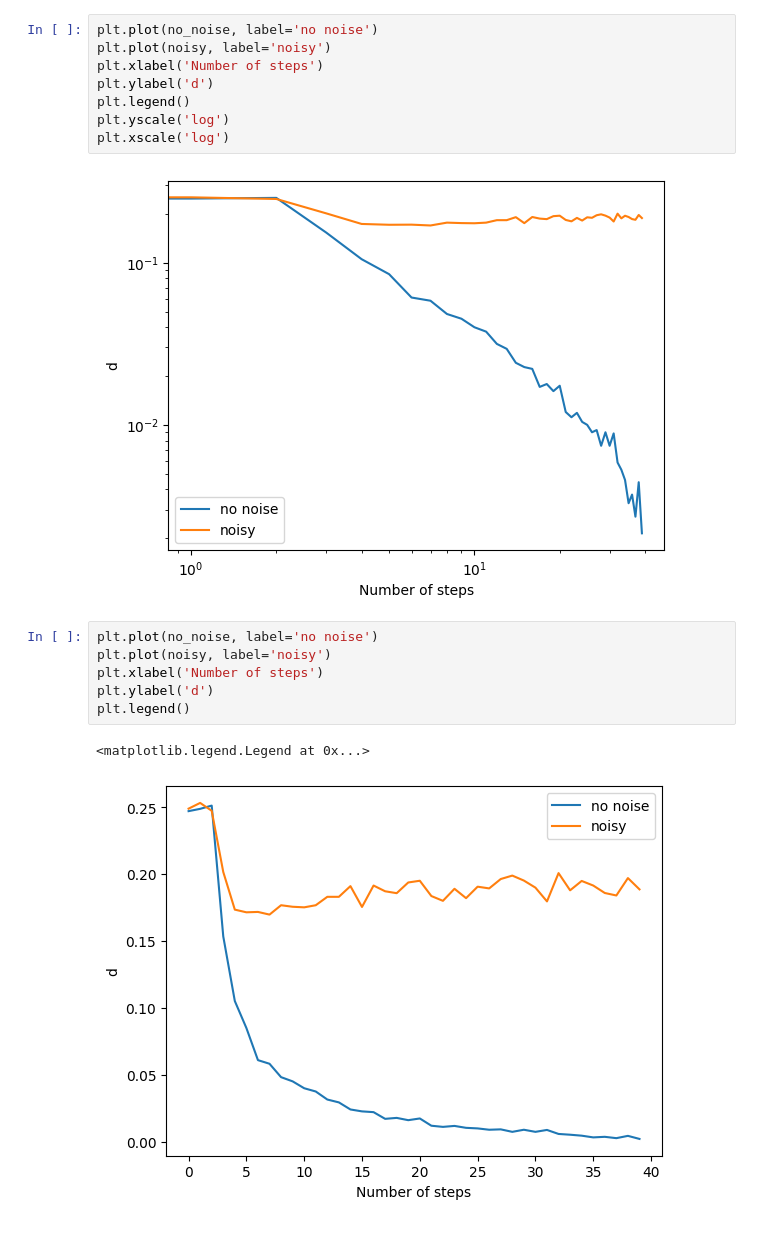
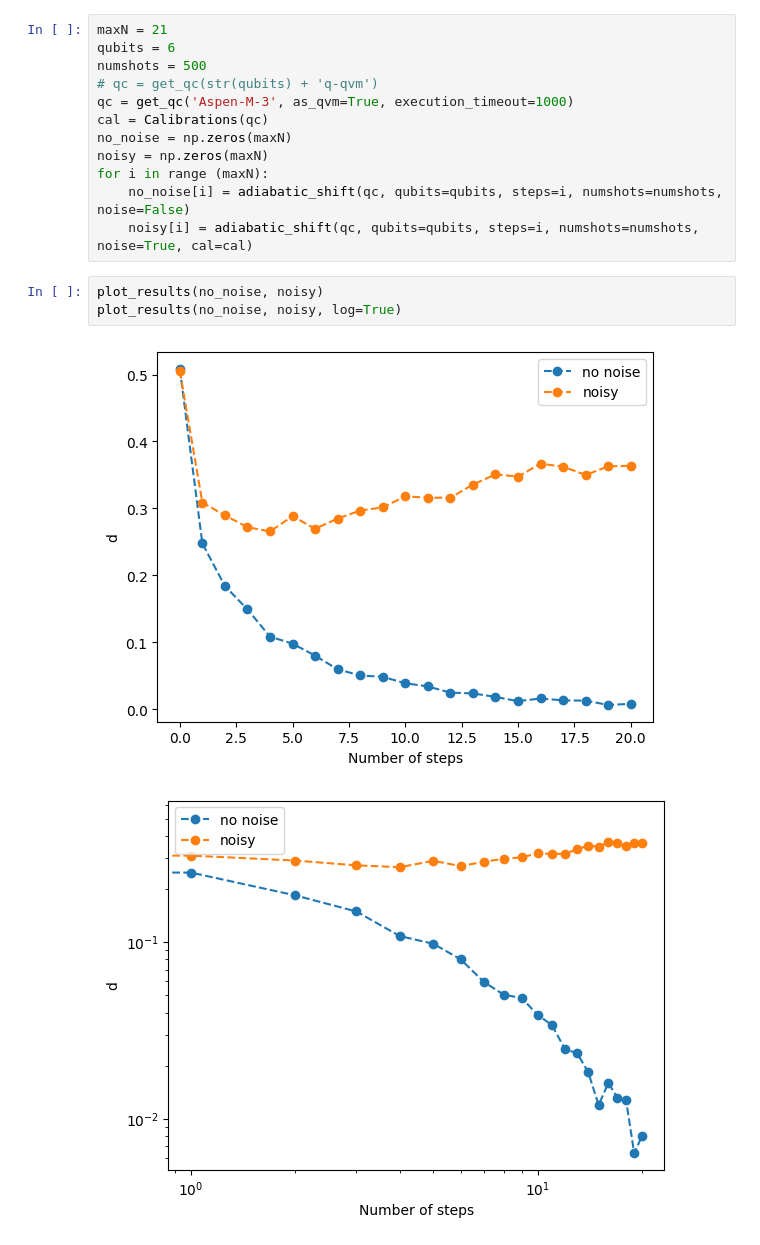
Before and after one commit to shrapp/pyquil-noise-simulation, a Jupyter notebook: adiabatic_shift.ipynb, the cells around one changed output. Drawn from its saved outputs; the diff is of its cells as text.

Commit message:
adiabatic fix

```diff
--- a/adiabatic_shift.ipynb
+++ b/adiabatic_shift.ipynb
@@ -52,19 +57,18 @@ for i in range (maxN):
-# %%
-plt.plot(no_noise, label='no noise')
-plt.plot(noisy, label='noisy')
-plt.xlabel('Number of steps')
-plt.ylabel('d')
-plt.legend()
-plt.yscale('log')
-plt.xscale('log')
-# %% [output]
-[figure, removed]
-# %%
-plt.plot(no_noise, label='no noise')
-plt.plot(noisy, label='noisy')
-plt.xlabel('Number of steps')
-plt.ylabel('d')
-plt.legend()
-# %% [output]
-<matplotlib.legend.Legend at 0x...>
-[figure, removed]
+# %%
+maxN = 21
+qubits = 6
+numshots = 500
+# qc = get_qc(str(qubits) + 'q-qvm')
+qc = get_qc('Aspen-M-3', as_qvm=True, execution_timeout=1000)
+cal = Calibrations(qc)
+no_noise = np.zeros(maxN)
+noisy = np.zeros(maxN)
+for i in range (maxN):
+    no_noise[i] = adiabatic_shift(qc, qubits=qubits, steps=i, numshots=numshots, noise=False)
+    noisy[i] = adiabatic_shift(qc, qubits=qubits, steps=i, numshots=numshots, noise=True, cal=cal)
+# %%
+plot_results(no_noise, noisy)
+plot_results(no_noise, noisy, log=True)
+# %% [output]
+[figure, added]
+[figure, added]
```
Also changed, not shown: parts of 2 cells of this notebook.
